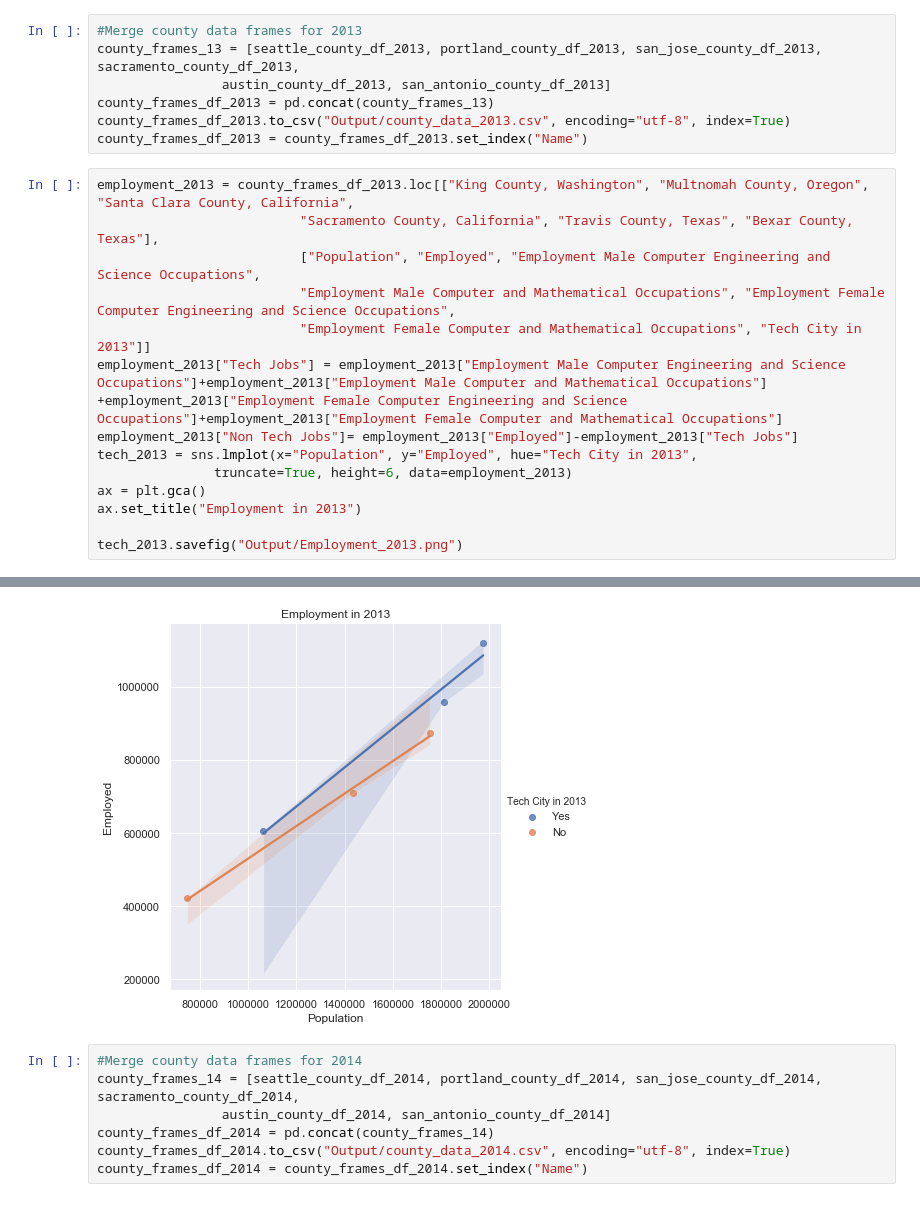
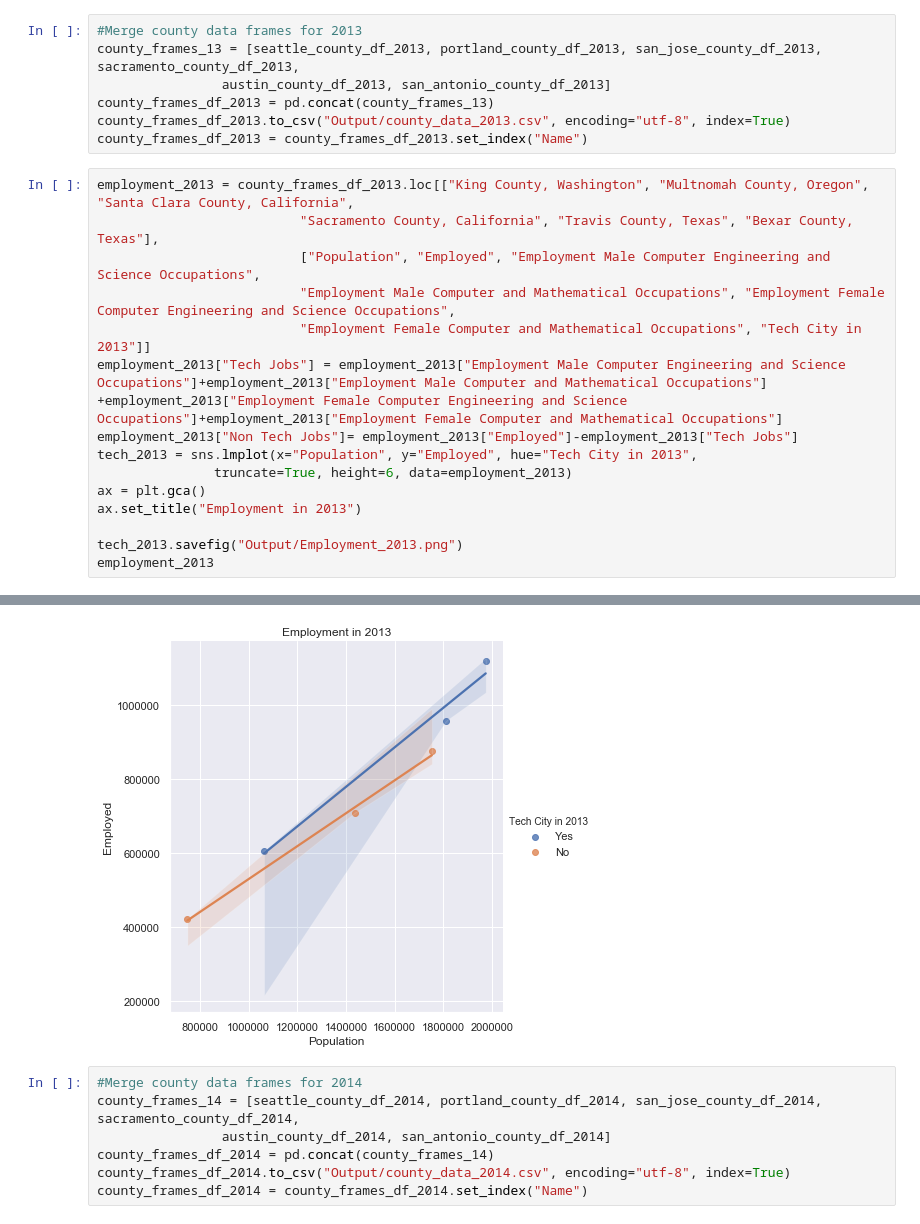
Before and after one commit to mrcjbf/project-one-repo, a Jupyter notebook: census_api.ipynb, the cells around one changed output, grey strips where cells are left out. Saved outputs shown, nothing was run; the diff lists cells and outputs as text.

```diff
--- a/census_api.ipynb
+++ b/census_api.ipynb
@@ -293,4 +312,5 @@ ax = plt.gca()
 ax.set_title("Employment in 2013")
 
 tech_2013.savefig("Output/Employment_2013.png")
+employment_2013
 # %% [output]
@@ -297,4 +325,4 @@ tech_2013.savefig("Output/Employment_2013.png")
-[figure, old version]
+[figure, new version]
 # %%
 #Merge county data frames for 2014
 county_frames_14 = [seattle_county_df_2014, portland_county_df_2014, san_jose_county_df_2014, sacramento_county_df_2014,
```
Also changed, not shown: parts of 3 cells of this notebook, 2 other files.
